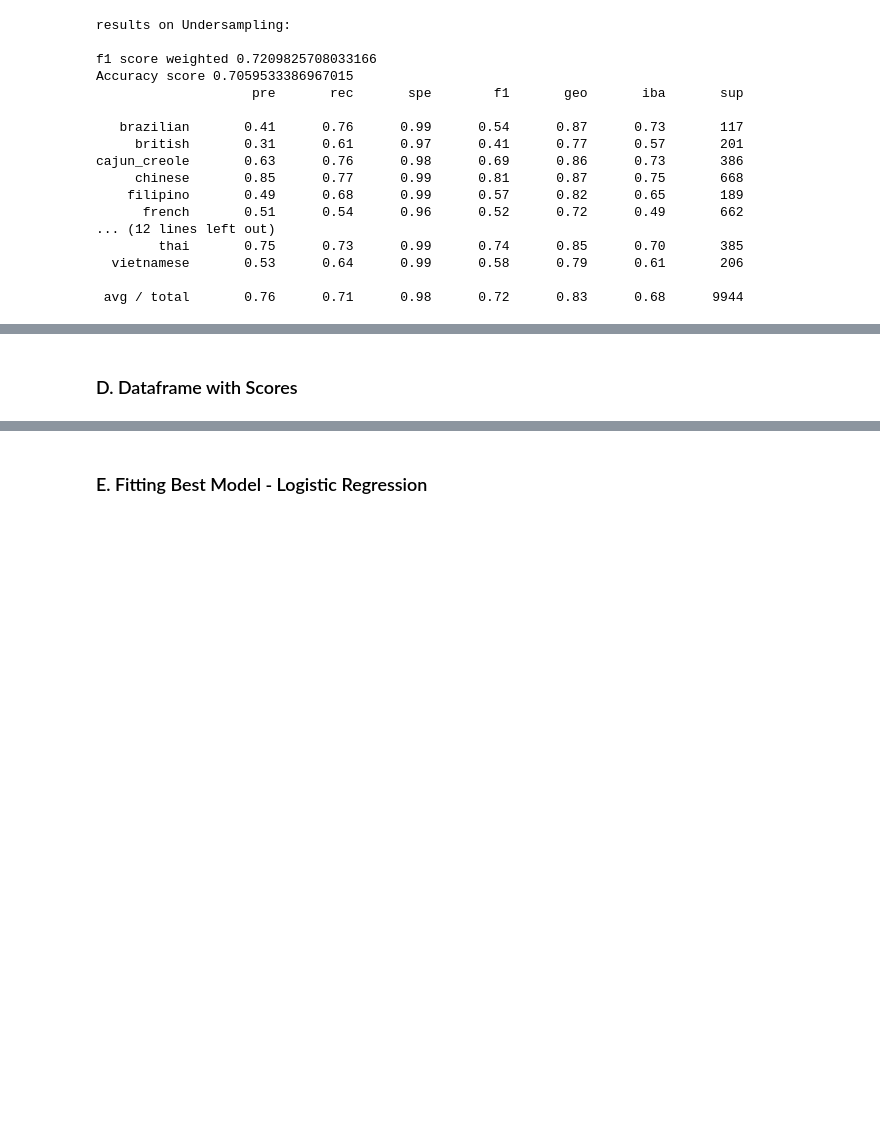
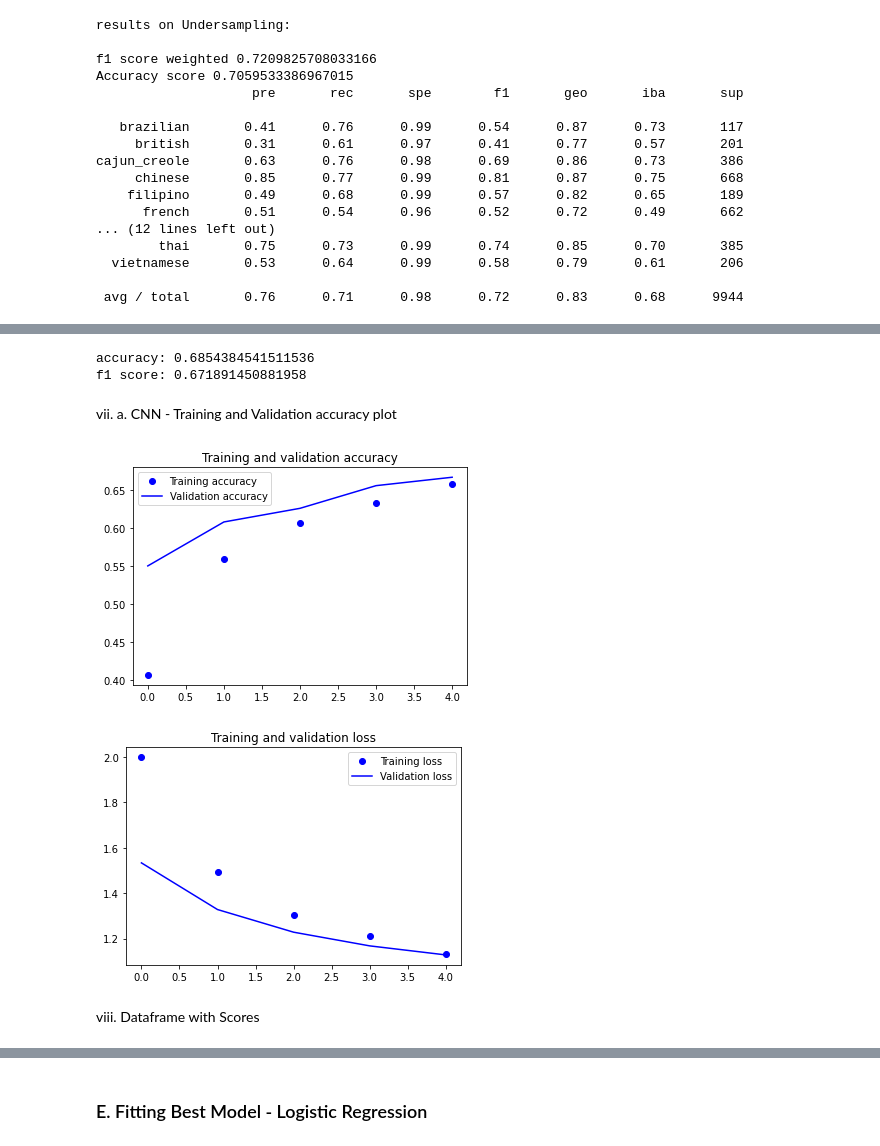
Before and after one commit to rvillanuevaunger/recipechatbot, a Jupyter notebook: recipe_chatbot_project - final.ipynb, the cells around one changed output, grey strips where cells are left out. Saved outputs shown, nothing was run; the diff lists cells and outputs as text; code cells hidden in the pictures; blank space fills up the shorter version.

```diff
--- a/recipe_chatbot_project - final.ipynb
+++ b/recipe_chatbot_project - final.ipynb
@@ -767,5 +755,34 @@ cajun_creole       0.63      0.76      0.98      0.69      0.86      0.73
+# %%
+print(f'accuracy: {accuracy}')
+print(f'f1 score: {f1_score}')
+# %% [output]
+accuracy: 0.6854384541511536
+f1 score: 0.671891450881958
+# %% [markdown]
+vii. a. CNN - Training and Validation accuracy plot
+# %%
+import matplotlib.pyplot as plt
+
+accuracy = cnn_train.history['acc']
+val_accuracy = cnn_train.history['val_acc']
+loss = cnn_train.history['loss']
+val_loss = cnn_train.history['val_loss']
+epochs = range(len(accuracy))
+plt.plot(epochs, accuracy, 'bo', label='Training accuracy')
+plt.plot(epochs, val_accuracy, 'b', label='Validation accuracy')
+plt.title('Training and validation accuracy')
+plt.legend()
+plt.figure()
+plt.plot(epochs, loss, 'bo', label='Training loss')
+plt.plot(epochs, val_loss, 'b', label='Validation loss')
+plt.title('Training and validation loss')
+plt.legend()
+plt.show()
+# %% [output]
+[figure, added]
+[figure, added]
 # %% [markdown]
-### D. Dataframe with Scores
+viii. Dataframe with Scores
 # %%
 models = pd.DataFrame({
     'Model': ['Logistic Regression', 'Support Vector Machines', 'XG Boost Model', 'Logistic Regression - Oversampled',
```
Also changed, not shown: parts of 49 cells of this notebook.
